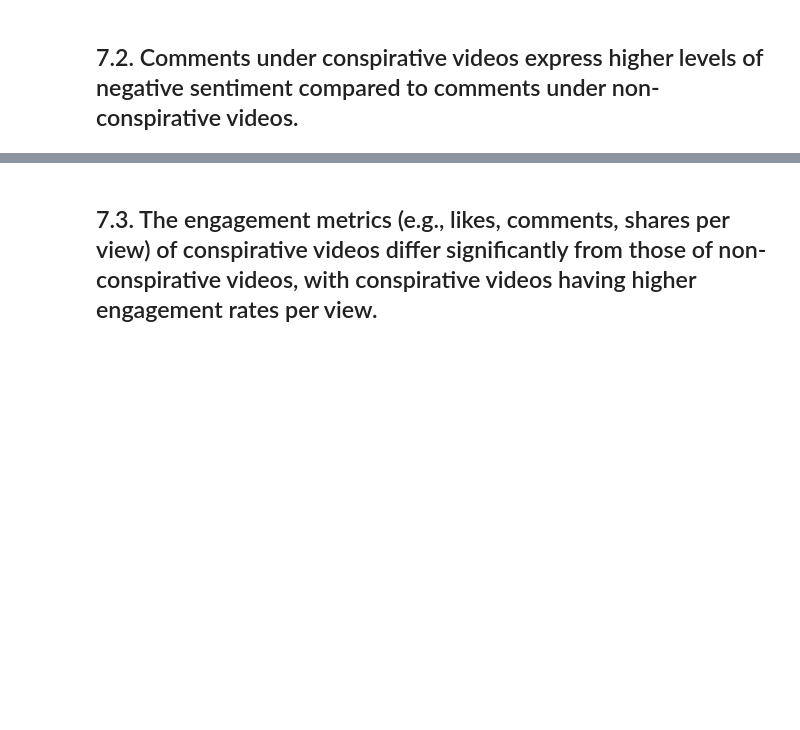
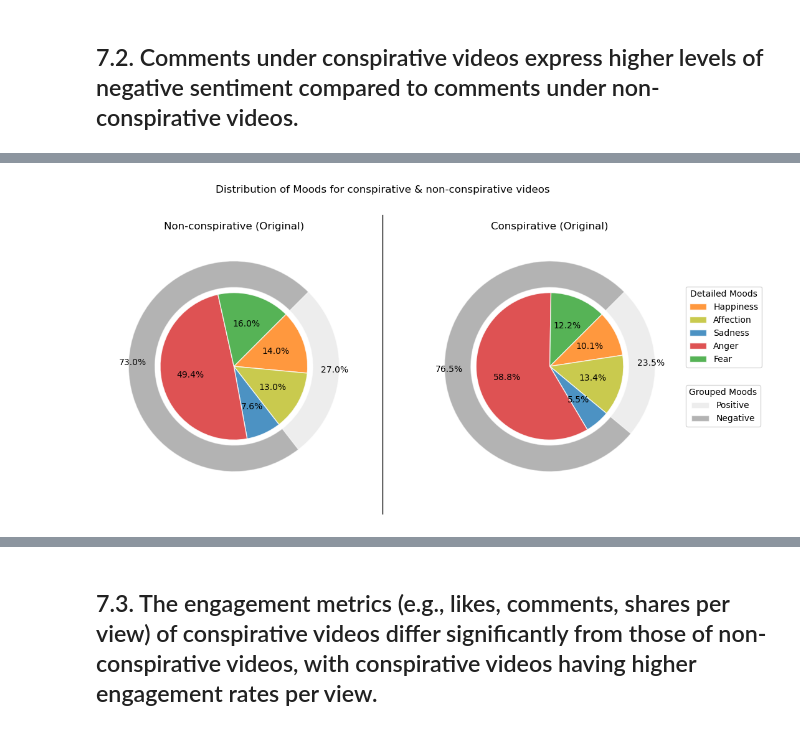
Before and after one commit to julia-king-edu/so-24_smda_project, a Jupyter notebook: 03_analysis.ipynb, the cells around one changed output, grey strips where cells are left out. Saved outputs shown, nothing was run; the diff lists cells and outputs as text; code cells hidden in the pictures; blank space fills up the shorter version.

```diff
--- a/03_analysis.ipynb
+++ b/03_analysis.ipynb
@@ -90,0 +140,4 @@ consp_contingency - pd.DataFrame(expected)
+# %%
+# load relevant data
+video_df = read_video_df()
+comment_df = read_comment_df()
@@ -90,0 +156,3 @@ consp_contingency - pd.DataFrame(expected)
+# %%
+h2_contingency = pd.crosstab(h2_df["conspirative_auto"], h2_df["label_leia"], margins = False)
+h2_contingency
@@ -90,0 +164,4 @@ consp_contingency - pd.DataFrame(expected)
+# %%
+h2_shares = row_share(h2_contingency)
+h2_shares = h2_shares[["Happiness", "Affection", "Sadness", "Anger", "Fear"]]
+h2_shares
@@ -90,0 +173,9 @@ consp_contingency - pd.DataFrame(expected)
+# %%
+# add grouped version
+
+h2_group_shares = pd.DataFrame({
+    'Positive': h2_shares[['Affection', 'Happiness']].sum(axis=1),
+    'Negative': h2_shares[['Anger', 'Fear', 'Sadness']].sum(axis=1)
+}, index = h2_shares.index)
+
+h2_group_shares
@@ -90,0 +187,59 @@ consp_contingency - pd.DataFrame(expected)
+# %%
+fig, ax = plt.subplots(1, 2, figsize = (12, 6))
+
+mood_colors = {"Affection" : "#bcbd22",
+               "Anger" : "#d62728",
+               "Fear" : "#2ca02c",
+               "Happiness" : "#ff7f0e",
+               "Sadness" : "#1f77b4",
+               "Positive" : "gainsboro",
+               "Negative" : "dimgrey"}
+
+# Flatten the axes array for easier indexing
+ax = ax.flatten()
+
+# Plot the original sentiment shares
+for i, row in enumerate(h2_shares.index):
+    # Original sentiment pie
+    wedges_inner, texts_inner, autotexts_inner = ax[i].pie(h2_shares.loc[row],
+                          colors=[mood_colors[label] for label in h2_shares.columns],
+                          autopct="%1.1f%%",
+                          startangle=45,
+                          counterclock=False,
+                          radius=0.7,
+                          wedgeprops=dict(edgecolor='w', linewidth=1, alpha=0.8))
+
+    # Overlay grouped sentiment pie
+    wedges_outer, texts_outer, autotexts_outer = ax[i].pie(h2_group_shares.loc[row],
+              colors=[mood_colors[label] for label in h2_group_shares.columns],
+              autopct="%1.1f%%",
+              startangle=45,
+              counterclock=False,
+              radius=1,
+              wedgeprops=dict(width=0.25, edgecolor='w', linewidth=1, alpha=0.5))
+
+    # Move the outer layer text further away from the center
+    for text in autotexts_outer:
+        text.set_verticalalignment('center')
+        text.set_horizontalalignment('center')
+        # Adjust text position further away from center
+        text.set_x(text.get_position()[0] * 1.6)  # Increase or decrease the multiplier to move text further
+
+    # Set title
+    ax[i].set_title(f"{'Conspirative' if row else 'Non-conspirative'} (Original)")
+
+# Add a single legend on the first subplot
+ax[1].legend(wedges_inner, h2_shares.columns, title="Detailed Moods", loc="center left", bbox_to_anchor=(1, 0.15, 0.5, 1))
+ax[0].legend(wedges_outer, h2_group_shares.columns, title="Grouped Moods", loc="center left", bbox_to_anchor=(2.2, -0.15, 0.5, 1))
+
+# Add separation line
+line = plt.Line2D((.5, .5), (.1, .9), color="k", linewidth=1)
+fig.add_artist(line)
+
+# Adjust layout
+plt.suptitle("Distribution of Moods for conspirative & non-conspirative videos")
+
+# Show plot
+plt.show()
+# %% [output]
+[figure, added]
```
Also changed, not shown: parts of 25 cells of this notebook, 3 other files.
